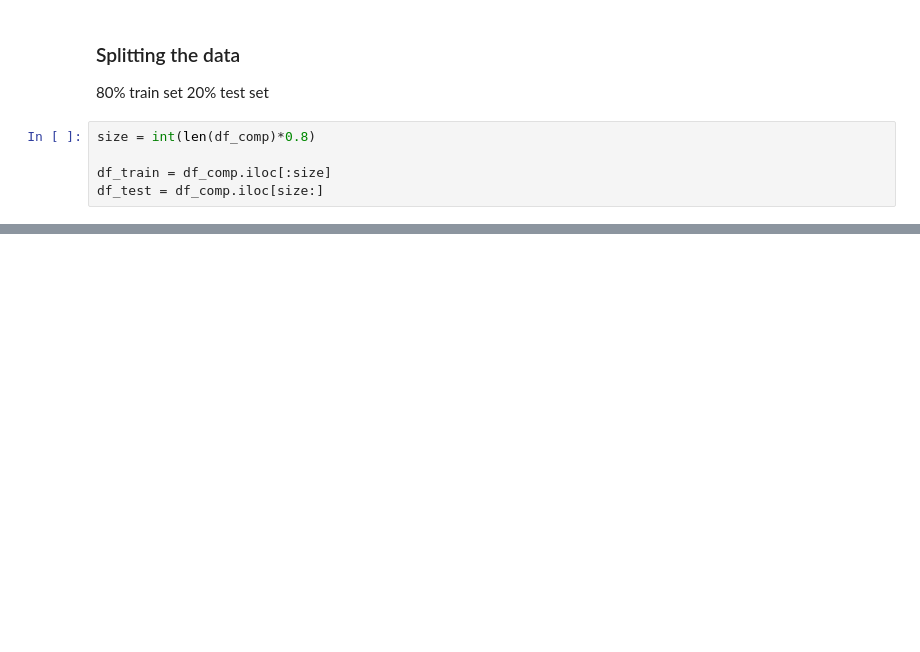
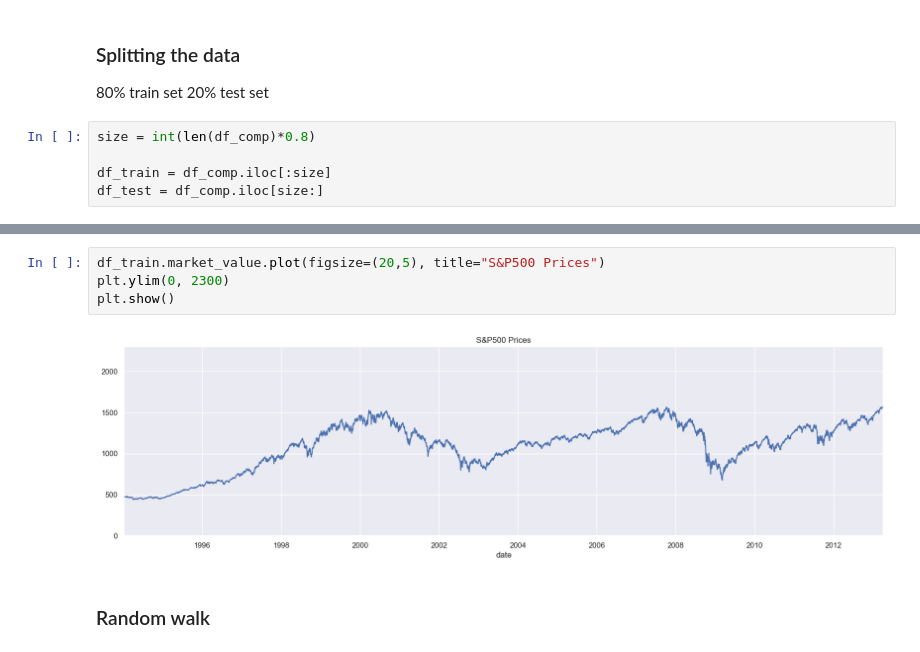
Before and after one commit to Hermann002/Time_series, a Jupyter notebook: notebooks/create_time_series_object.ipynb, the cells around one changed output, grey strips where cells are left out. Saved outputs shown, nothing was run; the diff lists cells and outputs as text; blank space fills up the shorter version.

```diff
--- a/notebooks/create_time_series_object.ipynb
+++ b/notebooks/create_time_series_object.ipynb
@@ -131,0 +166,8 @@ df_test = df_comp.iloc[size:]
+# %%
+df_train.market_value.plot(figsize=(20,5), title="S&P500 Prices")
+plt.ylim(0, 2300)
+plt.show()
+# %% [output]
+[figure, added]
+# %% [markdown]
+### Random walk
```
Also changed, not shown: parts of 6 cells of this notebook.
